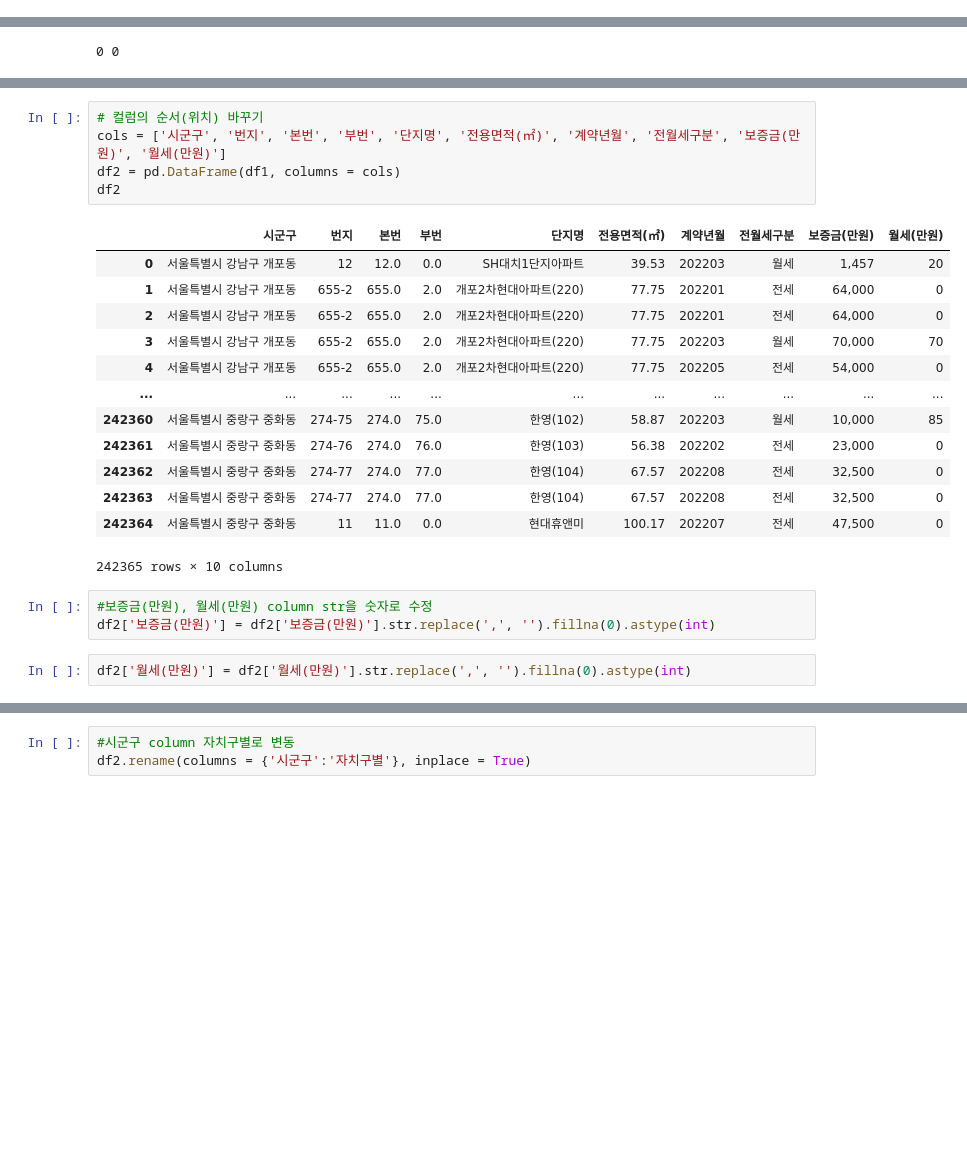
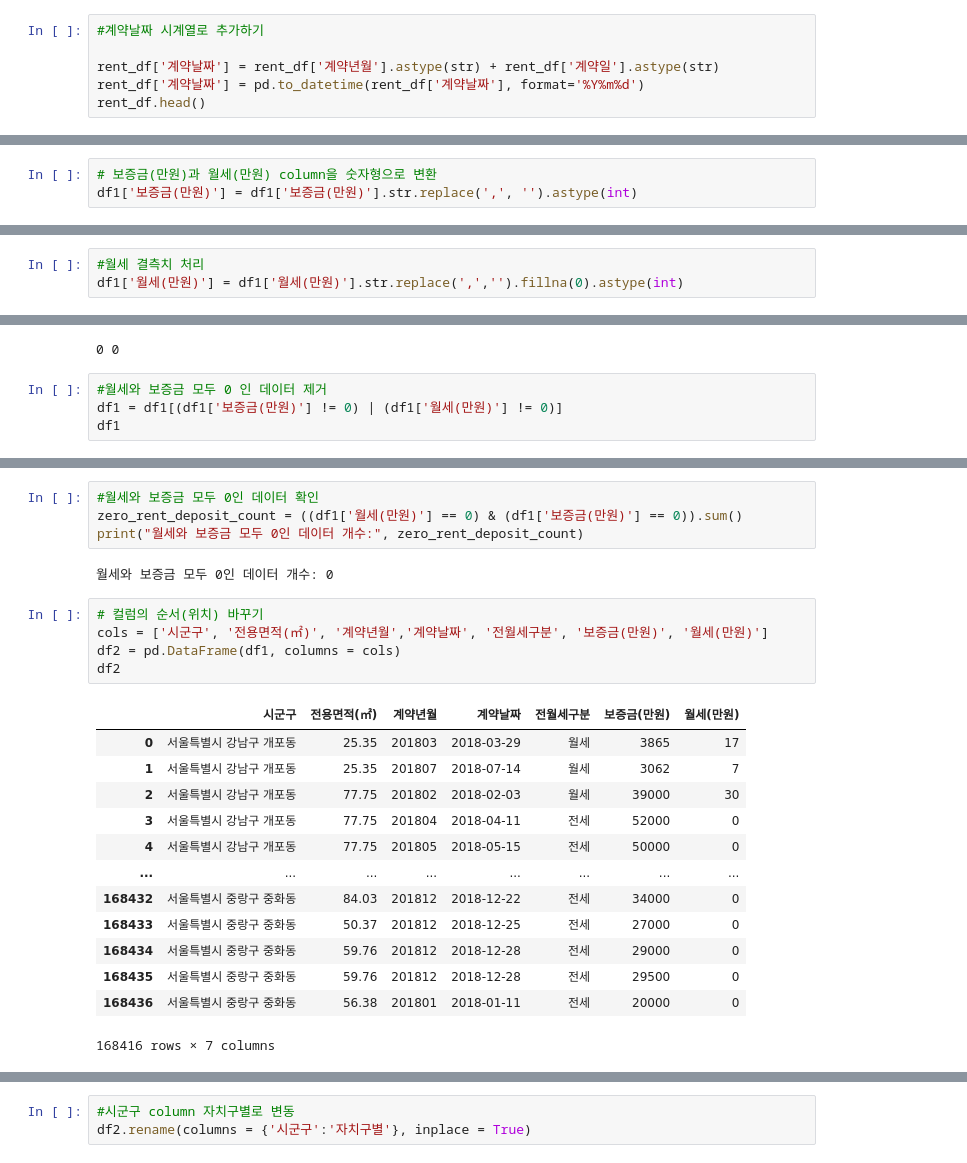
Before and after one commit to naleetwo/MidtermProject, a Jupyter notebook: 프로젝트/SeokwonNa/아파트_전세월세_실거래가_데이터전처리.ipynb, the cells around one changed output, grey strips where cells are left out. Drawn from its saved outputs; the diff is of its cells as text; blank space fills up the shorter version.

```diff
--- a/프로젝트/SeokwonNa/아파트_전세월세_실거래가_데이터전처리.ipynb
+++ b/프로젝트/SeokwonNa/아파트_전세월세_실거래가_데이터전처리.ipynb
@@ -101,0 +207,6 @@ memory usage: 35.1+ MB
+# %%
+#계약날짜 시계열로 추가하기
+
+rent_df['계약날짜'] = rent_df['계약년월'].astype(str) + rent_df['계약일'].astype(str)
+rent_df['계약날짜'] = pd.to_datetime(rent_df['계약날짜'], format='%Y%m%d')
+rent_df.head()
@@ -145,0 +297,3 @@ memory usage: 35.1+ MB
+# %%
+# 보증금(만원)과 월세(만원) column을 숫자형으로 변환
+df1['보증금(만원)'] = df1['보증금(만원)'].str.replace(',', '').astype(int)
@@ -145,0 +304,3 @@ memory usage: 35.1+ MB
+# %%
+#월세 결측치 처리
+df1['월세(만원)'] = df1['월세(만원)'].str.replace(',','').fillna(0).astype(int)
@@ -149,3 +336,7 @@ b = df1['월세(만원)'].isna().sum()
 print(a, b)
 # %% [output]
 0 0
+# %%
+#월세와 보증금 모두 0 인 데이터 제거
+df1 = df1[(df1['보증금(만원)'] != 0) | (df1['월세(만원)'] != 0)]
+df1
@@ -152,26 +357,27 @@ print(a, b)
+# %%
+#월세와 보증금 모두 0인 데이터 확인
+zero_rent_deposit_count = ((df1['월세(만원)'] == 0) & (df1['보증금(만원)'] == 0)).sum()
+print("월세와 보증금 모두 0인 데이터 개수:", zero_rent_deposit_count)
+# %% [output]
+월세와 보증금 모두 0인 데이터 개수: 0
 # %%
 # 컬럼의 순서(위치) 바꾸기
-cols = ['시군구', '번지', '본번', '부번', '단지명', '전용면적(㎡)', '계약년월', '전월세구분', '보증금(만원)', '월세(만원)']
+cols = ['시군구', '전용면적(㎡)', '계약년월','계약날짜', '전월세구분', '보증금(만원)', '월세(만원)']
 df2 = pd.DataFrame(df1, columns = cols)
 df2
 # %% [output]
-|  | 시군구 | 번지 | 본번 | 부번 | 단지명 | 전용면적(㎡) | 계약년월 | 전월세구분 | 보증금(만원) | 월세(만원) |
-| 0 | 서울특별시 강남구 개포동 | 12 | 12.0 | 0.0 | SH대치1단지아파트 | 39.53 | 202203 | 월세 | 1,457 | 20 |
-| 1 | 서울특별시 강남구 개포동 | 655-2 | 655.0 | 2.0 | 개포2차현대아파트(220) | 77.75 | 202201 | 전세 | 64,000 | 0 |
-| 2 | 서울특별시 강남구 개포동 | 655-2 | 655.0 | 2.0 | 개포2차현대아파트(220) | 77.75 | 202201 | 전세 | 64,000 | 0 |
-| 3 | 서울특별시 강남구 개포동 | 655-2 | 655.0 | 2.0 | 개포2차현대아파트(220) | 77.75 | 202203 | 월세 | 70,000 | 70 |
-| 4 | 서울특별시 강남구 개포동 | 655-2 | 655.0 | 2.0 | 개포2차현대아파트(220) | 77.75 | 202205 | 전세 | 54,000 | 0 |
-| ... | ... | ... | ... | ... | ... | ... | ... | ... | ... | ... |
-| 242360 | 서울특별시 중랑구 중화동 | 274-75 | 274.0 | 75.0 | 한영(102) | 58.87 | 202203 | 월세 | 10,000 | 85 |
-| 242361 | 서울특별시 중랑구 중화동 | 274-76 | 274.0 | 76.0 | 한영(103) | 56.38 | 202202 | 전세 | 23,000 | 0 |
-| 242362 | 서울특별시 중랑구 중화동 | 274-77 | 274.0 | 77.0 | 한영(104) | 67.57 | 202208 | 전세 | 32,500 | 0 |
-| 242363 | 서울특별시 중랑구 중화동 | 274-77 | 274.0 | 77.0 | 한영(104) | 67.57 | 202208 | 전세 | 32,500 | 0 |
-| 242364 | 서울특별시 중랑구 중화동 | 11 | 11.0 | 0.0 | 현대휴앤미 | 100.17 | 202207 | 전세 | 47,500 | 0 |
+|  | 시군구 | 전용면적(㎡) | 계약년월 | 계약날짜 | 전월세구분 | 보증금(만원) | 월세(만원) |
+| 0 | 서울특별시 강남구 개포동 | 25.35 | 201803 | 2018-03-29 | 월세 | 3865 | 17 |
+| 1 | 서울특별시 강남구 개포동 | 25.35 | 201807 | 2018-07-14 | 월세 | 3062 | 7 |
+| 2 | 서울특별시 강남구 개포동 | 77.75 | 201802 | 2018-02-03 | 월세 | 39000 | 30 |
+| 3 | 서울특별시 강남구 개포동 | 77.75 | 201804 | 2018-04-11 | 전세 | 52000 | 0 |
+| 4 | 서울특별시 강남구 개포동 | 77.75 | 201805 | 2018-05-15 | 전세 | 50000 | 0 |
+| ... | ... | ... | ... | ... | ... | ... | ... |
+| 168432 | 서울특별시 중랑구 중화동 | 84.03 | 201812 | 2018-12-22 | 전세 | 34000 | 0 |
+| 168433 | 서울특별시 중랑구 중화동 | 50.37 | 201812 | 2018-12-25 | 전세 | 27000 | 0 |
+| 168434 | 서울특별시 중랑구 중화동 | 59.76 | 201812 | 2018-12-28 | 전세 | 29000 | 0 |
+| 168435 | 서울특별시 중랑구 중화동 | 59.76 | 201812 | 2018-12-28 | 전세 | 29500 | 0 |
+| 168436 | 서울특별시 중랑구 중화동 | 56.38 | 201801 | 2018-01-11 | 전세 | 20000 | 0 |
-242365 rows × 10 columns
+168416 rows × 7 columns
-# %%
-#보증금(만원), 월세(만원) column str을 숫자로 수정
-df2['보증금(만원)'] = df2['보증금(만원)'].str.replace(',', '').fillna(0).astype(int)
-# %%
-df2['월세(만원)'] = df2['월세(만원)'].str.replace(',', '').fillna(0).astype(int)
 # %%
 df2.info()
```
Also changed, not shown: parts of 35 cells of this notebook.
